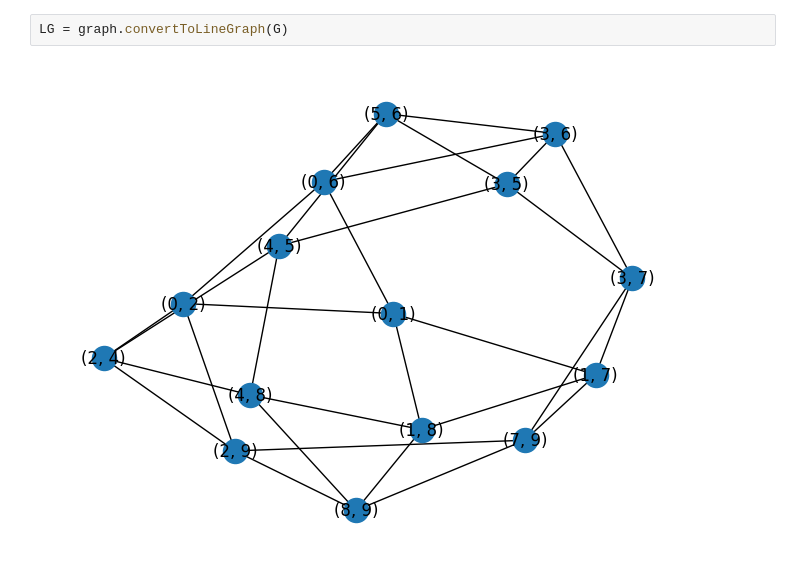
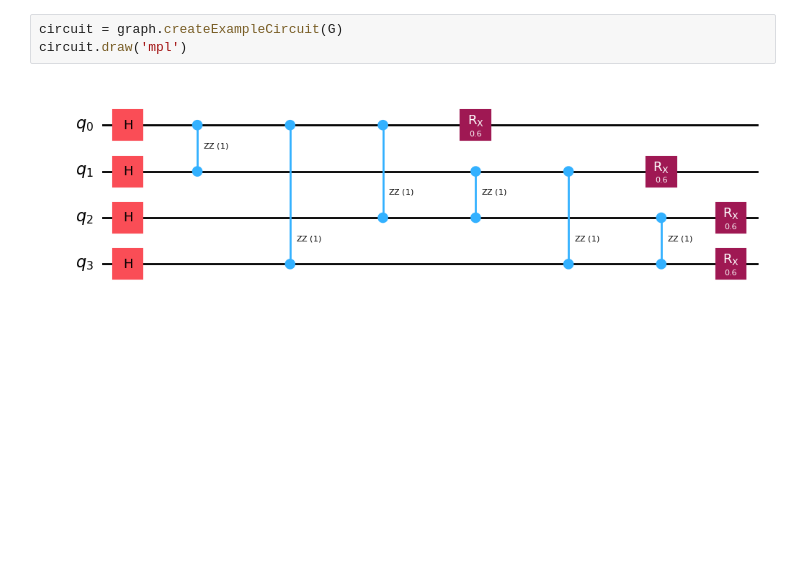
Before and after one commit to richardm1234/stepDependentSlicing_AQC, a Jupyter notebook: demo.ipynb, the cells around one changed output. Drawn from its saved outputs; the diff is of its cells as text; blank space fills up the shorter version.

```diff
--- a/demo.ipynb
+++ b/demo.ipynb
@@ -7,4 +9,5 @@ G = graph.createGraph()
-# %%
-LG = graph.convertToLineGraph(G)
-# %% [output]
-[figure, removed]
+# %%
+circuit = graph.createExampleCircuit(G)
+circuit.draw('mpl')
+# %% [output]
+[figure, added]
```
Also changed, not shown: parts of 2 cells of this notebook, 1 other file.
